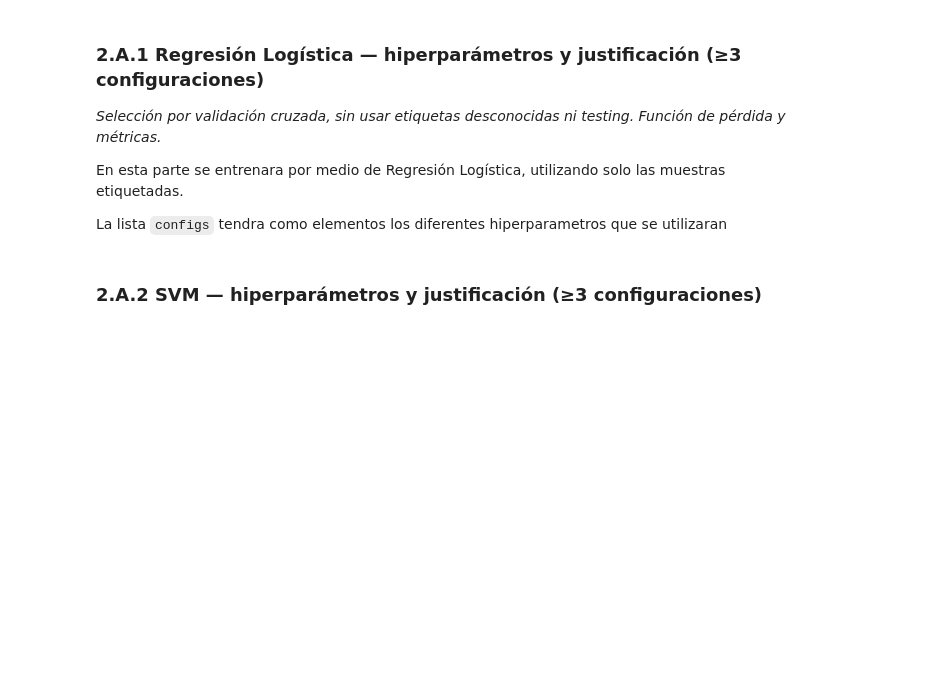
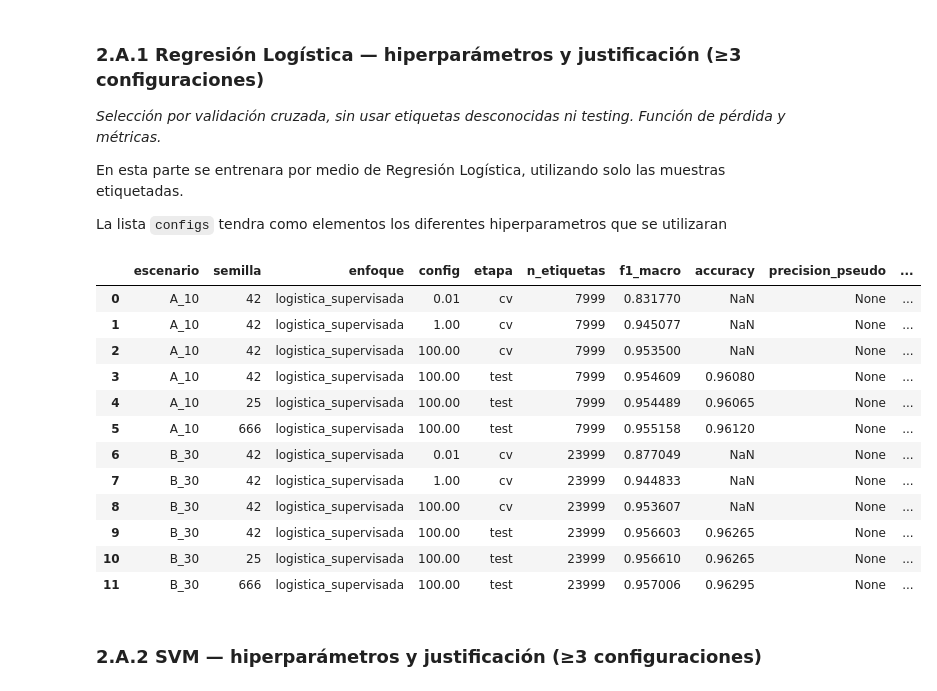
Before and after one commit to AH0106/Tarea2_IA, a Jupyter notebook: notebooks/tarea2.ipynb, the cells around one changed output. Cells and saved outputs as stored; diff of their text form; code cells hidden in the pictures; blank space fills up the shorter version.

```diff
--- a/notebooks/tarea2.ipynb
+++ b/notebooks/tarea2.ipynb
@@ -844,55 +865,77 @@ configs = [
 ]
 
 for escenario, fraccion in escenarios.items():
-    id_known, id_unknown = crear_escenarios(y_train, fraccion, 42)
+    id_known= resultado_escenarios[(escenario, 42)]['known']
 
     # Se seleccionan solo las caracteristicas etiquetadas
     X_base = X_train.iloc[id_known]
     y_base = y_train.iloc[id_known]
 
     mejor_puntaje = 0.0
     mejor_config = 0.0
 
     for config in configs:
         pipe = make_pipeline(StandardScaler(), LogisticRegression(C=config, max_iter=1000))
 
         #Validacion cruzada solo sobre las etiquetas conocidas
         scores = cross_val_score(pipe, X_base, y_base, cv=5, scoring='f1_macro')
         promedio = scores.mean()
 
         resultados.append({
             'escenario'   : escenario,                    # A_10 o B_30
             'semilla'     : 42,                        # 42, 7 o 123
             'enfoque'     : 'logistica_supervisada',
             'config'      : config,                   # la configuración probada
-            'etapa'       : 'train',                      # 'cv' o 'test'
+            'etapa'       : 'cv',                      # 'cv' o 'test'
             'n_etiquetas' : len(id_known),                      # con cuántas entrenó
             'f1_macro'    : promedio,                       # la métrica principal
             'accuracy'    : None,
             'precision_pseudo' : None,
             'cobertura'        : None
         })
         if promedio > mejor_puntaje:
             mejor_puntaje = promedio
             mejor_config = config
 
-    pipe_final = make_pipeline(StandardScaler(), LogisticRegression(C=mejor_config, max_iter=1000))
-    pipe_final.fit(X_base, y_base)
 
+    for semilla in SEMILLAS:
+        id_known = resultado_escenarios[(escenario, semilla)]["known"]
 
-    # Conjunto de prueba
-    prediccion_test = pipe_final.predict(X_test)
-    resultados.append({
-        'escenario'   : escenario,
-        'semilla'     : 42,
-        'enfoque'     : 'logistica_supervisada',
-        'config'      : mejor_config,
-        'etapa'       : 'test',
-        'n_etiquetas' : len(id_known),
-        'f1_macro'    : f1_score(y_test, prediccion_test, average='macro'),
-        'accuracy'    : accuracy_score(y_test, prediccion_test),
-        'precision_pseudo' : None,
-        'cobertura'        : None
-    })
+        X_base = X_train.iloc[id_known]
+        y_base = y_train.iloc[id_known]
+
+        pipe_final = make_pipeline(StandardScaler(), LogisticRegression(C=mejor_config, max_iter=1000))
+        pipe_final.fit(X_base, y_base)
+
+        # Conjunto de prueba
+        prediccion_test = pipe_final.predict(X_test)
+        resultados.append({
+            'escenario'   : escenario,
+            'semilla'     : semilla,
+            'enfoque'     : 'logistica_supervisada',
+            'config'      : mejor_config,
+            'etapa'       : 'test',
+            'n_etiquetas' : len(id_known),
+            'f1_macro'    : f1_score(y_test, prediccion_test, average='macro'),
+            'accuracy'    : accuracy_score(y_test, prediccion_test),
+            'precision_pseudo' : None,
+            'cobertura'        : None
+        })
+
+display(pd.DataFrame((resultados)))
+# %% [output]
+|  | escenario | semilla | enfoque | config | etapa | n_etiquetas | f1_macro | accuracy | precision_pseudo | ... |
+| 0 | A_10 | 42 | logistica_supervisada | 0.01 | cv | 7999 | 0.831770 | NaN | None | ... |
+| 1 | A_10 | 42 | logistica_supervisada | 1.00 | cv | 7999 | 0.945077 | NaN | None | ... |
+| 2 | A_10 | 42 | logistica_supervisada | 100.00 | cv | 7999 | 0.953500 | NaN | None | ... |
+| 3 | A_10 | 42 | logistica_supervisada | 100.00 | test | 7999 | 0.954609 | 0.96080 | None | ... |
+| 4 | A_10 | 25 | logistica_supervisada | 100.00 | test | 7999 | 0.954489 | 0.96065 | None | ... |
+| 5 | A_10 | 666 | logistica_supervisada | 100.00 | test | 7999 | 0.955158 | 0.96120 | None | ... |
+| 6 | B_30 | 42 | logistica_supervisada | 0.01 | cv | 23999 | 0.877049 | NaN | None | ... |
+| 7 | B_30 | 42 | logistica_supervisada | 1.00 | cv | 23999 | 0.944833 | NaN | None | ... |
+| 8 | B_30 | 42 | logistica_supervisada | 100.00 | cv | 23999 | 0.953607 | NaN | None | ... |
+| 9 | B_30 | 42 | logistica_supervisada | 100.00 | test | 23999 | 0.956603 | 0.96265 | None | ... |
+| 10 | B_30 | 25 | logistica_supervisada | 100.00 | test | 23999 | 0.956610 | 0.96265 | None | ... |
+| 11 | B_30 | 666 | logistica_supervisada | 100.00 | test | 23999 | 0.957006 | 0.96295 | None | ... |
 # %% [markdown]
 ### 2.A.2 SVM — hiperparámetros y justificación (≥3 configuraciones)
```
Also changed, not shown: parts of 7 cells of this notebook, 4 other files.
